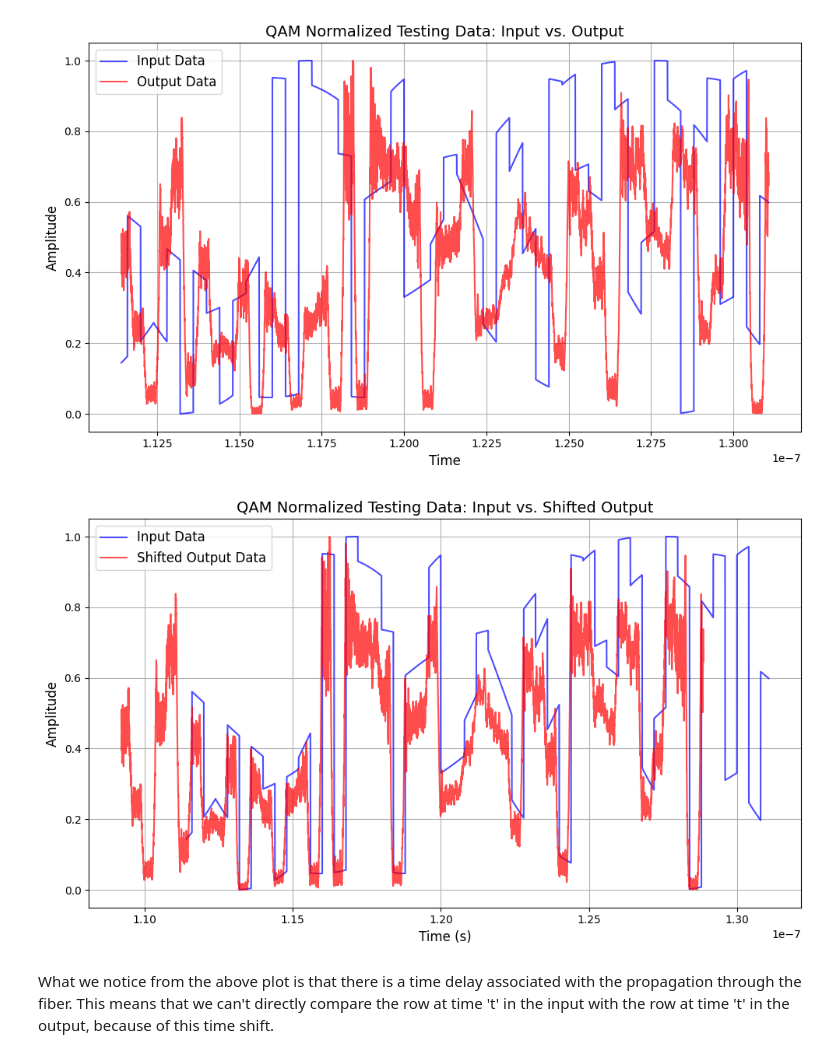
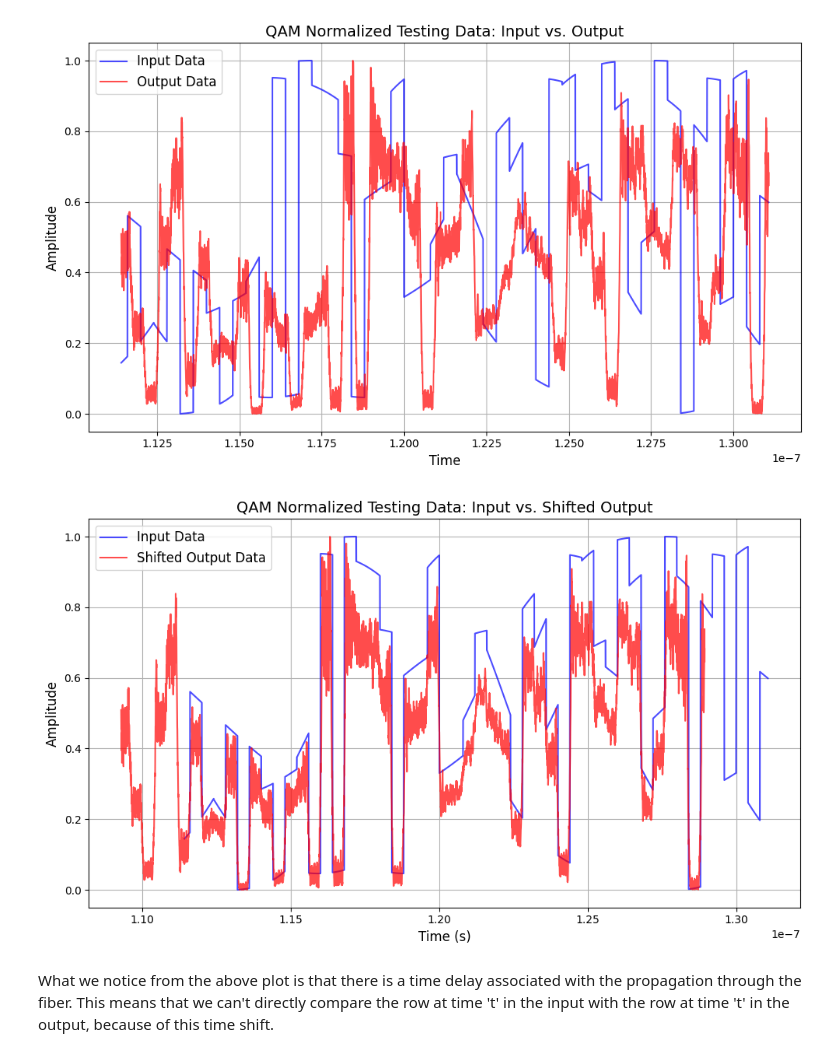
Before and after one commit to charliegil/Capstone, a Jupyter notebook: Tom/Channel_Modelling.ipynb, the cells around one changed output. Drawn from its saved outputs; the diff is of its cells as text; code cells hidden in the pictures.

```diff
--- a/Tom/Channel_Modelling.ipynb
+++ b/Tom/Channel_Modelling.ipynb
@@ -191,36 +193,36 @@ plt.show()
 # %% [output]
 [figure]
 # %%
-time_shift = 2.2e-9
+time_shift = 2.13e-9
 
 # Create a new output dataset by shifting the time axis to the left by 1.2 ns.
 # We subtract time_shift from the time values in the first column.
 qam_test_output_norm_shifted = qam_test_output_norm.copy()
 qam_test_output_norm_shifted[:, 0] = qam_test_output_norm_shifted[:, 0] - time_shift
 
 # Plot the input data and the time-shifted output data
 plt.figure(figsize=(10, 6))
 
 # Plot the input data
 plt.plot(qam_test_input_norm[:, 0], qam_test_input_norm[:, 1],
          label="Input Data", color="blue", alpha=0.7)
 
 # Plot the shifted output data
 plt.plot(qam_test_output_norm_shifted[:, 0], qam_test_output_norm_shifted[:, 1],
          label="Shifted Output Data", color="red", alpha=0.7)
 
 # Add labels, title, legend, and grid
 plt.title("QAM Normalized Testing Data: Input vs. Shifted Output", fontsize=14)
 plt.xlabel("Time (s)", fontsize=12)
 plt.ylabel("Amplitude", fontsize=12)
 plt.legend(fontsize=12)
 plt.grid(True)
 plt.tight_layout()
 
 # Show the plot
 plt.show()
 # %% [output]
-[figure, old version]
+[figure, new version]
 # %% [markdown]
 What we notice from the above plot is that there is a time delay associated with the propagation through the fiber. This means that we can't directly compare the row at time 't' in the input with the row at time 't' in the output, because of this time shift.
 # %% [markdown]
```
Also changed, not shown: parts of 1 cell of this notebook, 2 other files.
